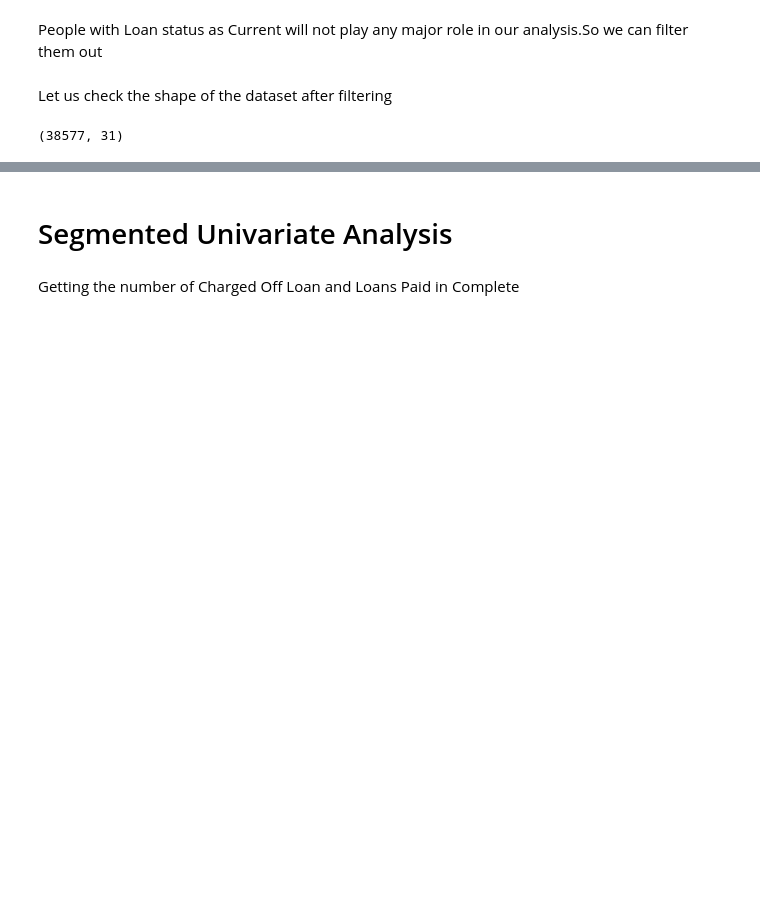
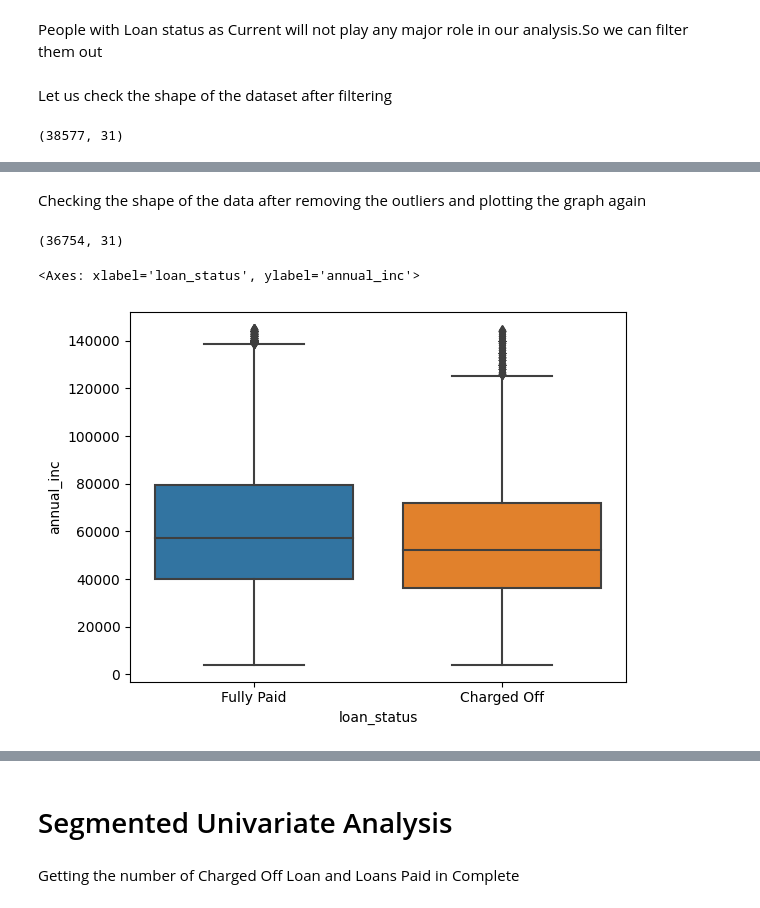
Before and after one commit to gurpreetkalra/LoanClubCaseStudyRepo, a Jupyter notebook: Final_submission_EDA.ipynb, the cells around one changed output, grey strips where cells are left out. Cells and saved outputs as stored; diff of their text form; code cells hidden in the pictures; blank space fills up the shorter version.

```diff
--- a/Final_submission_EDA.ipynb
+++ b/Final_submission_EDA.ipynb
@@ -373,0 +447,2 @@ loan_df_filtered.shape
+# %%
+loan_df_filtered.drop(loan_df_filtered[(loan_df_filtered['annual_inc']>=upper_limit_income)].index,inplace=True)
@@ -373,0 +454,11 @@ loan_df_filtered.shape
+# %% [markdown]
+Checking the shape of the data after removing the outliers and plotting the graph again
+# %%
+loan_df_filtered.shape()
+# %% [output]
+(36754, 31)
+# %%
+seaborn.boxplot(y=loan_df_filtered['annual_inc'],x=loan_df_filtered['loan_status'],data=loan_df_filtered)
+# %% [output]
+<Axes: xlabel='loan_status', ylabel='annual_inc'>
+[figure, added]
```
Also changed, not shown: parts of 26 cells of this notebook, 1 other file.
